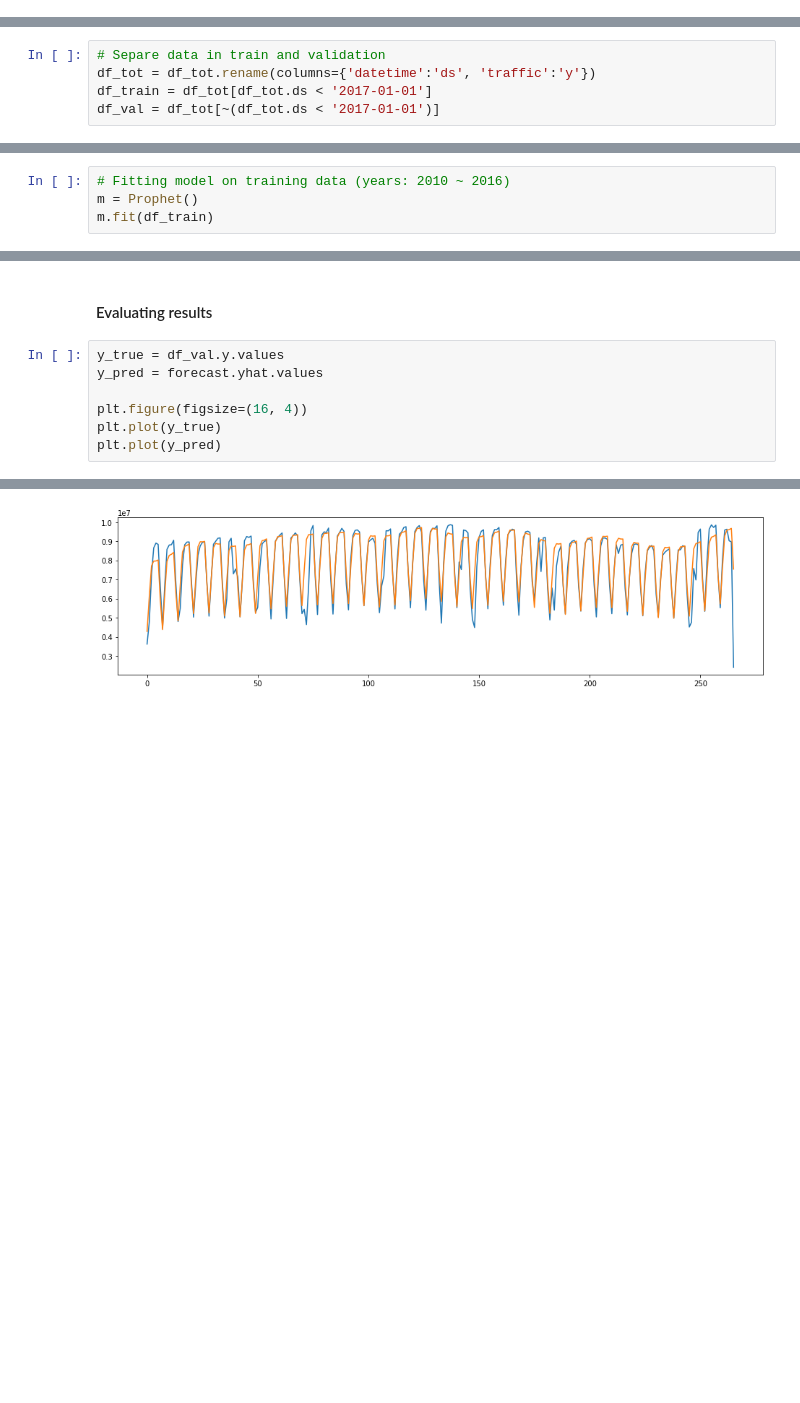
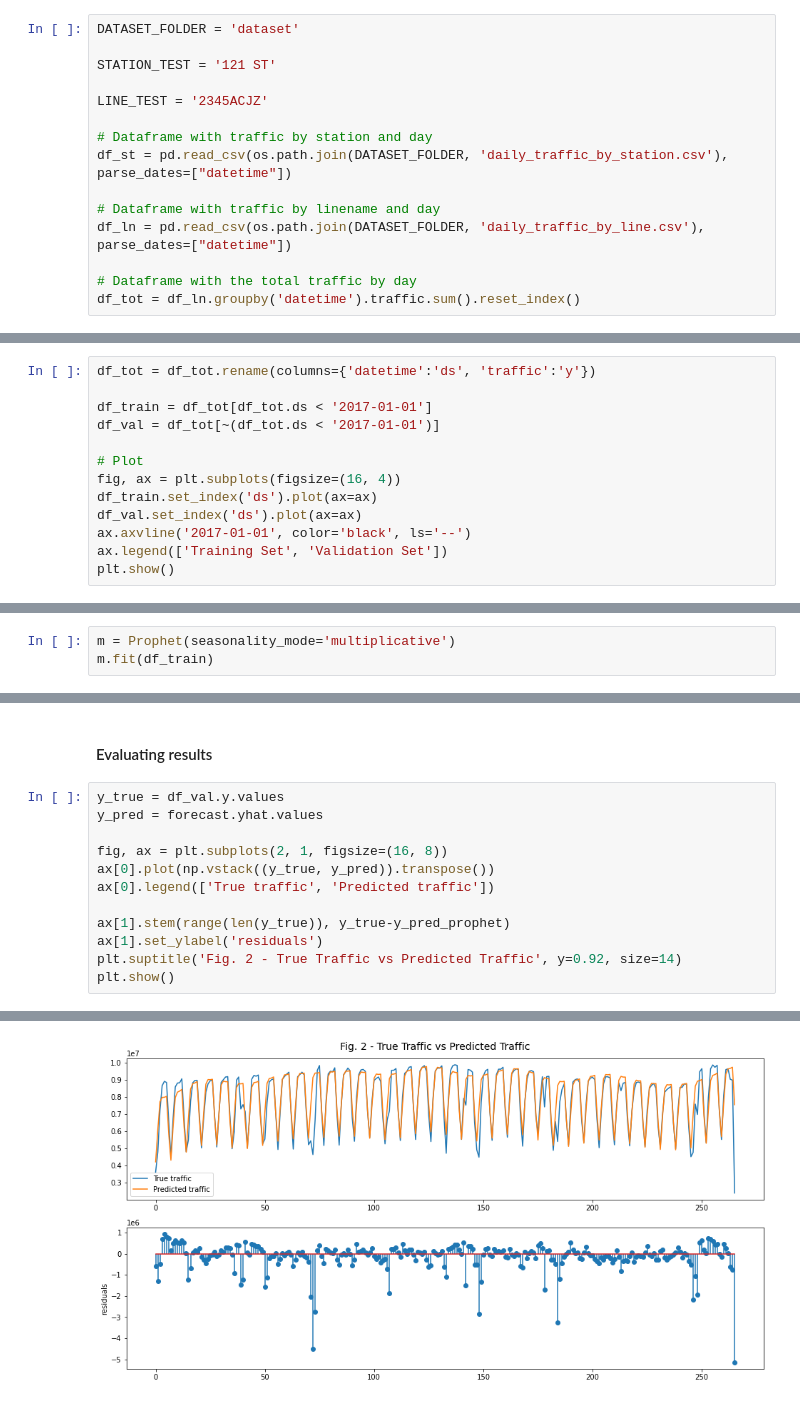
Before and after one commit to esgario/nyc-metro-forecasting, a Jupyter notebook: 2_forecasting.ipynb, the cells around one changed output, grey strips where cells are left out. Cells and saved outputs as stored; diff of their text form; blank space fills up the shorter version.

```diff
--- a/2_forecasting.ipynb
+++ b/2_forecasting.ipynb
@@ -14 +34,16 @@ warnings.filterwarnings('ignore')
+# %%
+DATASET_FOLDER = 'dataset'
+
+STATION_TEST = '121 ST'
+
+LINE_TEST = '2345ACJZ'
+
+# Dataframe with traffic by station and day
+df_st = pd.read_csv(os.path.join(DATASET_FOLDER, 'daily_traffic_by_station.csv'), parse_dates=["datetime"])
+
+# Dataframe with traffic by linename and day
+df_ln = pd.read_csv(os.path.join(DATASET_FOLDER, 'daily_traffic_by_line.csv'), parse_dates=["datetime"])
+
+# Dataframe with the total traffic by day
+df_tot = df_ln.groupby('datetime').traffic.sum().reset_index()
 # %% [markdown]
@@ -20,5 +59,13 @@ Forecasting procedure developed by Facebook. [webpage](https://facebook.github.i
 # %%
-# Separe data in train and validation
 df_tot = df_tot.rename(columns={'datetime':'ds', 'traffic':'y'})
+
 df_train = df_tot[df_tot.ds < '2017-01-01']
 df_val = df_tot[~(df_tot.ds < '2017-01-01')]
+
+# Plot
+fig, ax = plt.subplots(figsize=(16, 4))
+df_train.set_index('ds').plot(ax=ax)
+df_val.set_index('ds').plot(ax=ax)
+ax.axvline('2017-01-01', color='black', ls='--')
+ax.legend(['Training Set', 'Validation Set'])
+plt.show()
@@ -25,5 +76,4 @@ df_val = df_tot[~(df_tot.ds < '2017-01-01')]
 # %%
-# Fitting model on training data (years: 2010 ~ 2016)
-m = Prophet()
+m = Prophet(seasonality_mode='multiplicative')
 m.fit(df_train)
 # %% [output]
@@ -48,7 +104,12 @@ fig2 = m.plot_components(forecast, figsize=(16, 10))
 y_true = df_val.y.values
 y_pred = forecast.yhat.values
 
-plt.figure(figsize=(16, 4))
-plt.plot(y_true)
-plt.plot(y_pred)
+fig, ax = plt.subplots(2, 1, figsize=(16, 8))
+ax[0].plot(np.vstack((y_true, y_pred)).transpose())
+ax[0].legend(['True traffic', 'Predicted traffic'])
+
+ax[1].stem(range(len(y_true)), y_true-y_pred_prophet)
+ax[1].set_ylabel('residuals')
+plt.suptitle('Fig. 2 - True Traffic vs Predicted Traffic', y=0.92, size=14)
+plt.show()
 # %% [output]
@@ -56 +116 @@ plt.plot(y_pred)
-[figure, old version]
+[figure, new version]
```
Also changed, not shown: parts of 47 cells of this notebook, 2 other files.
